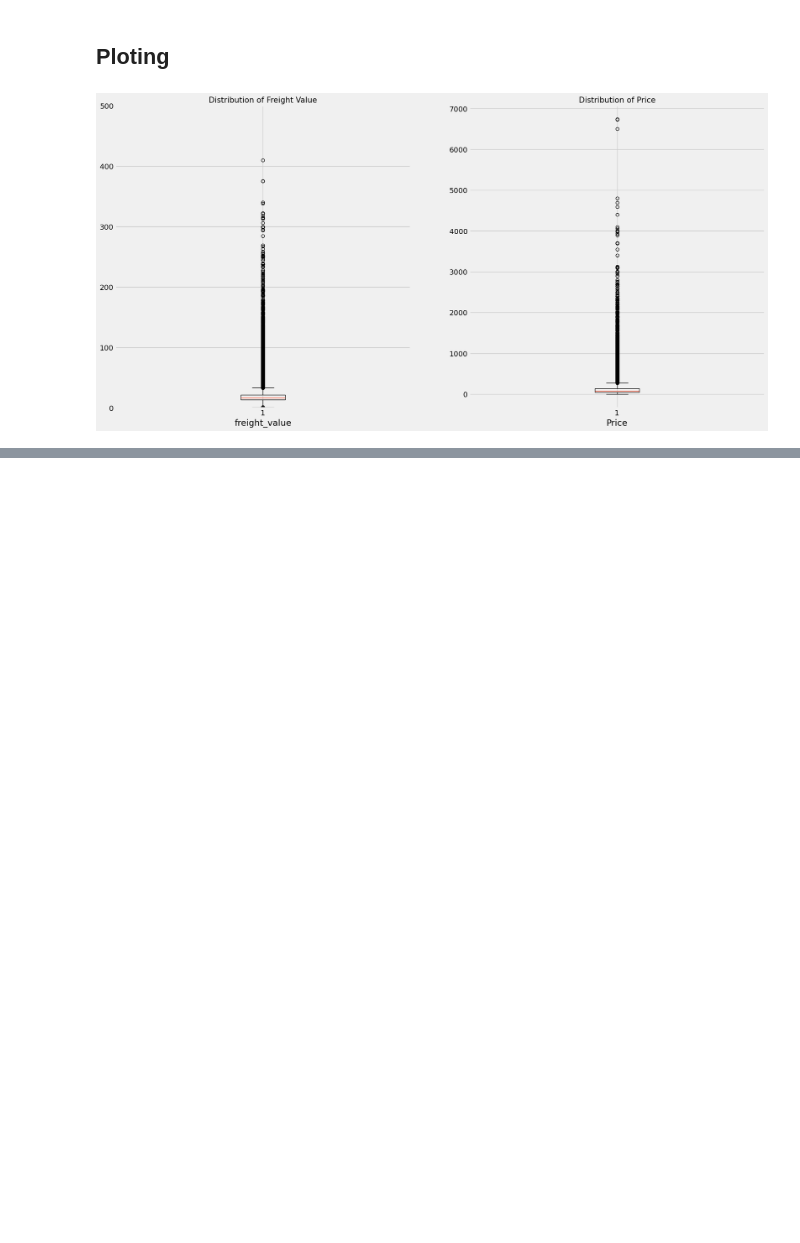
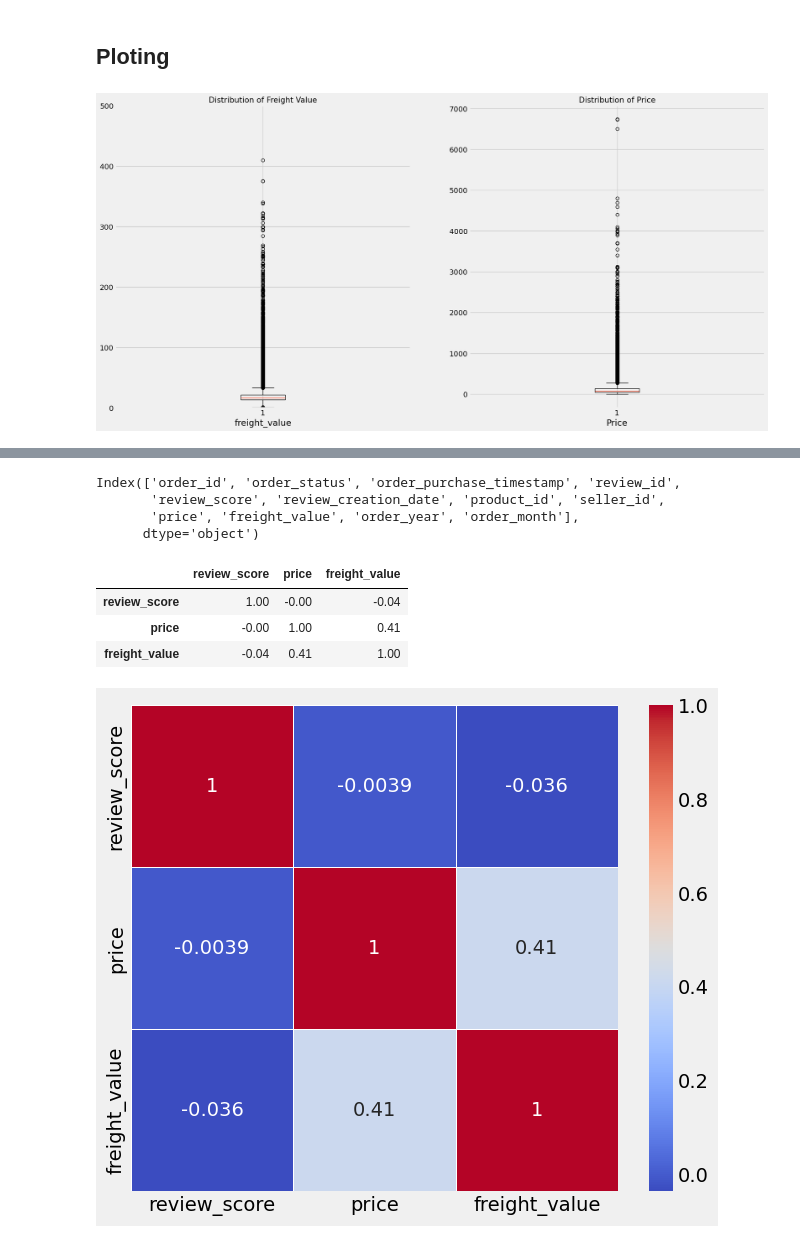
Before and after one commit to jugnuarora/Capstone-Project-E-Commerce, a Jupyter notebook: EDA_Fahad.ipynb, the cells around one changed output, grey strips where cells are left out. Drawn from its saved outputs; the diff is of its cells as text; code cells hidden in the pictures; blank space fills up the shorter version.

```diff
--- a/EDA_Fahad.ipynb
+++ b/EDA_Fahad.ipynb
@@ -306,0 +438,3 @@ ax[1].set_title("Distribution of Price", fontsize = 15);
+# %%
+sr = seller_review_df
+sr.head()
@@ -306,0 +448,21 @@ ax[1].set_title("Distribution of Price", fontsize = 15);
+# %%
+sr.columns
+# %% [output]
+Index(['order_id', 'order_status', 'order_purchase_timestamp', 'review_id',
+       'review_score', 'review_creation_date', 'product_id', 'seller_id',
+       'price', 'freight_value', 'order_year', 'order_month'],
+      dtype='object')
+# %%
+corr_columns = ['order_status', 'review_score', 'price', 'freight_value']
+corr_mtrx3 = sr[corr_columns].corr()
+corr_mtrx3
+# %% [output]
+|  | review_score | price | freight_value |
+| review_score | 1.00 | -0.00 | -0.04 |
+| price | -0.00 | 1.00 | 0.41 |
+| freight_value | -0.04 | 0.41 | 1.00 |
+# %%
+plt.figure(figsize = (7,6))
+ax = sns.heatmap(corr_mtrx3, linewidths=.5, annot=True, cmap='coolwarm')
+# %% [output]
+[figure, added]
```
Also changed, not shown: parts of 14 cells of this notebook.
